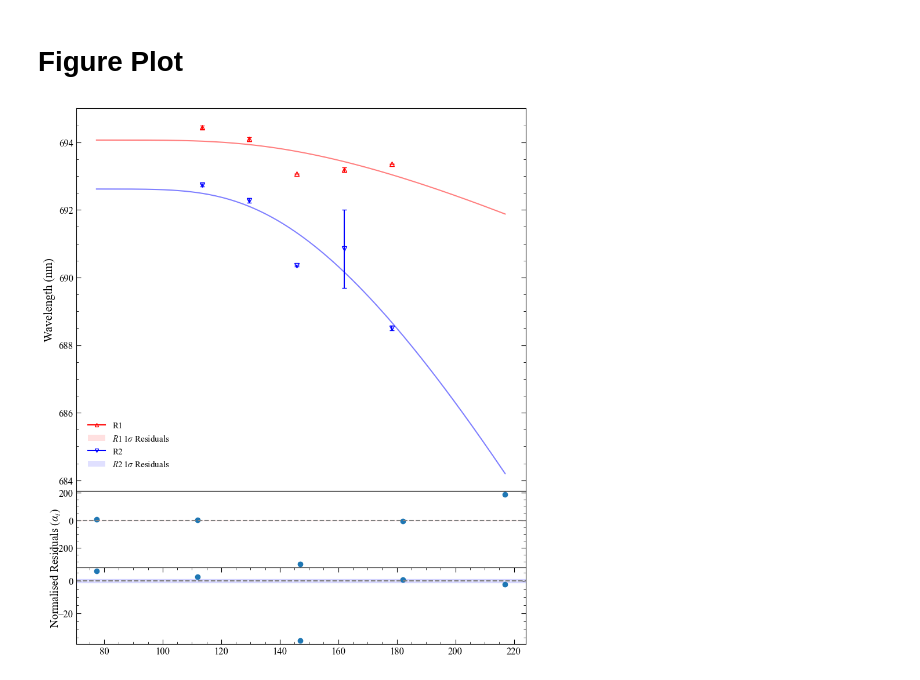
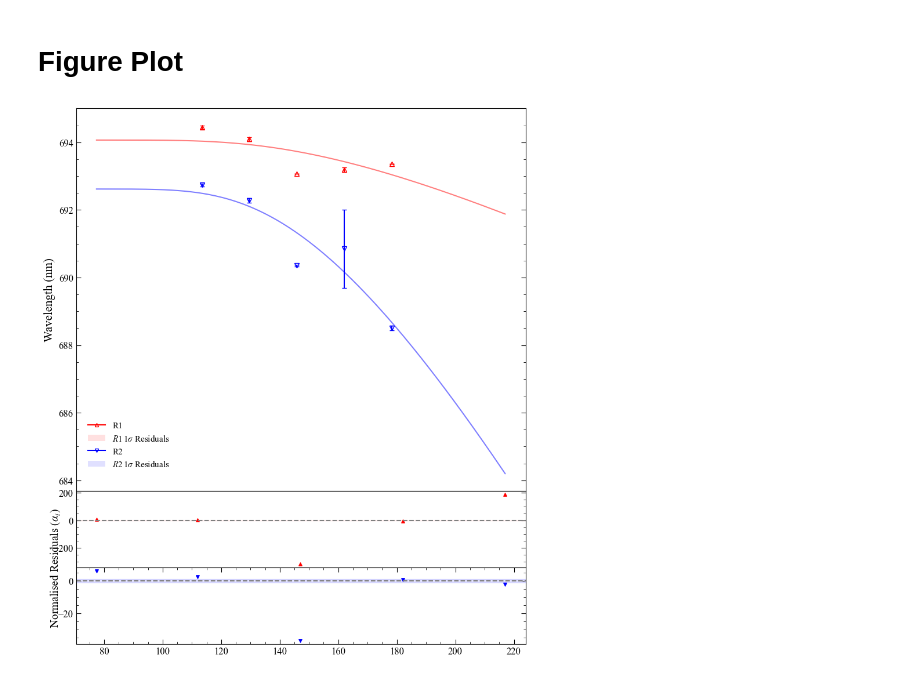
Before and after one commit to Sebastian426/Advanced-Lab-Code, a Jupyter notebook: Temperature Runs/Temperature Runs.ipynb, the cells around one changed output. Cells and saved outputs as stored; diff of their text form; code cells hidden in the pictures.

```diff
--- a/Temperature Runs/Temperature Runs.ipynb
+++ b/Temperature Runs/Temperature Runs.ipynb
@@ -289,7 +289,8 @@ ax_main.legend(
 ax_res1.axhspan(-1,1,color = marker_colours[0], alpha = 0.12)
 ax_res1.axhline(0, color = "grey", linestyle = "--")
 
-ax_res1.scatter(T_data, residuals_R1)
+ax_res1.scatter(T_data, residuals_R1,
+                marker = marker_list[0], color = marker_colours[0], s = 15)
 
 
 
@@ -303,32 +304,33 @@ fig.text(
     rotation=90,
     va='center',
     ha='center'
 )
 ax_res2.axhspan(-1,1,color = marker_colours[1], alpha = 0.12)
 ax_res2.axhline(0, color = "grey", linestyle = "--")
 
-ax_res2.scatter(T_data, residuals_R2)
+ax_res2.scatter(T_data, residuals_R2,
+                marker = marker_list[1], color = marker_colours[1], s = 15)
 
 
 for ax in [ax_main, ax_res1, ax_res2]:
     ax.minorticks_on()
     ax.tick_params(which='major', size=6, direction='in',
                    right=True, top=True)
     ax.tick_params(which='minor', size=3, direction='in',
                    right=True, top=True)
 
 for ax in [ax_main, ax_res1, ax_res2]:
     for label in ax.get_xticklabels()+ ax.get_yticklabels():
         label.set_bbox(dict(
             facecolor="white",
             edgecolor="none",
             pad=1.0
         ))
 
 for ax in [ax_main, ax_res1]:
     ax.set_xticks([])
 
 plt.savefig(laptop_savepath_lineshift, bbox_inches='tight', dpi  = 800)
 plt.show()
 # %% [output]
-[figure, old version]
+[figure, new version]
```
